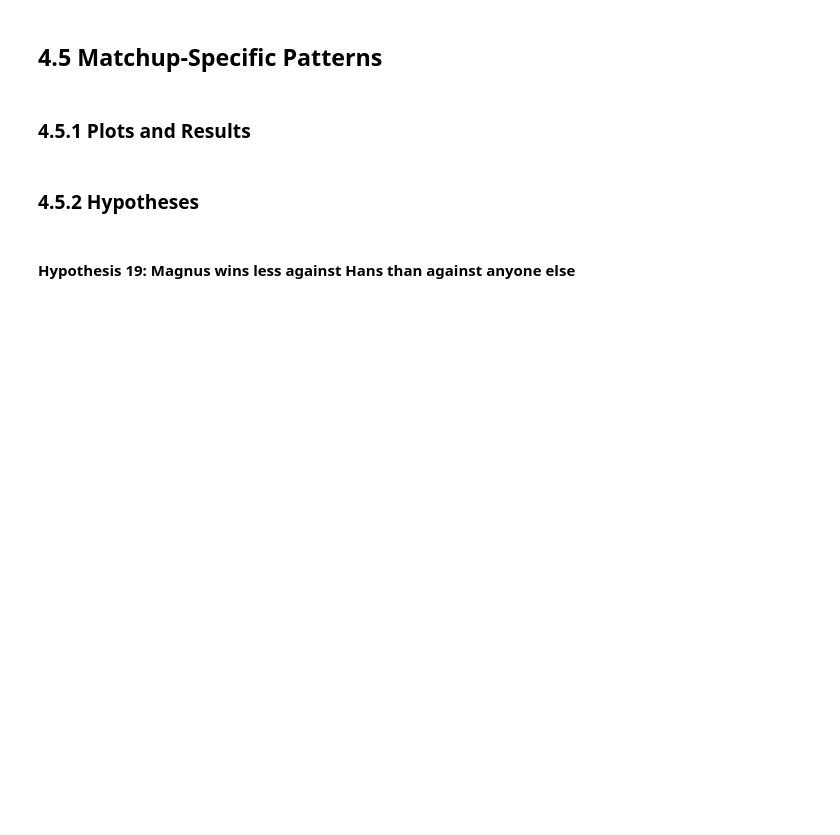
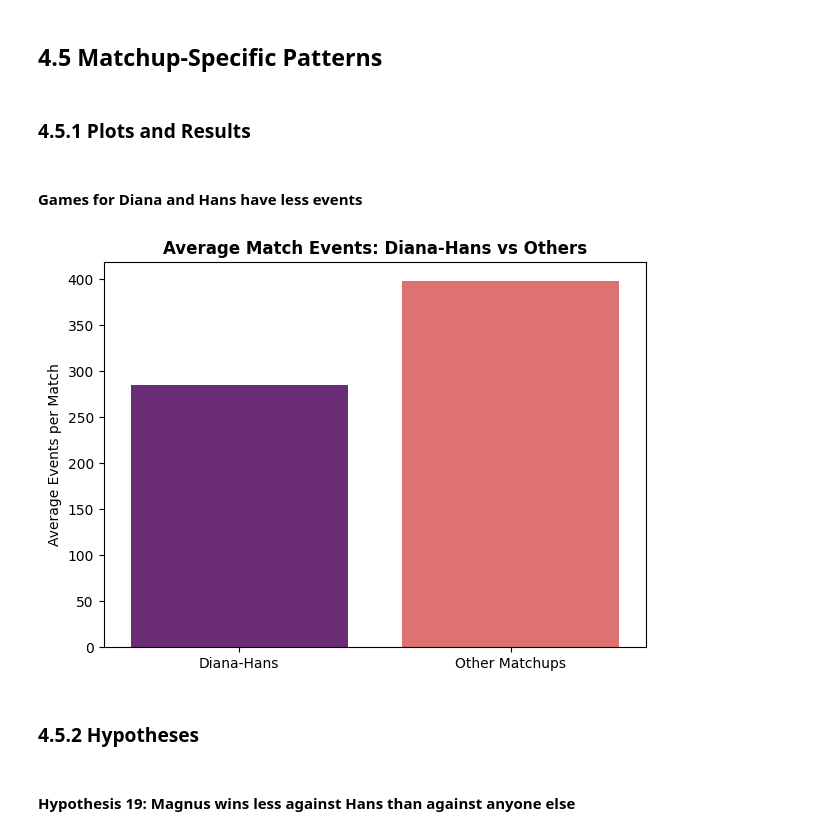
Before and after one commit to Rutvik-rn/Kicker-Strategy, a Jupyter notebook: results.ipynb, the cells around one changed output. Cells and saved outputs as stored; diff of their text form; code cells hidden in the pictures; blank space fills up the shorter version.

```diff
--- a/results.ipynb
+++ b/results.ipynb
@@ -676,6 +676,26 @@ Although the Pearson correlation coefficient (r = 0.567) suggests a moderate pos
 ## 4.5 Matchup-Specific Patterns
 # %% [markdown]
 ### 4.5.1 Plots and Results
+# %% [markdown]
+#### Games for Diana and Hans have less events
+# %%
+# Count events per game
+event_counts = timestamped_data.groupby(["game", "run_id"]).size().reset_index(name="event_count")
+
+# Filter for Diana-Hans vs Others
+diana_hans_games = event_counts[event_counts["game"].str.contains("Diana-Hans|Hans-Diana", case=False)]
+other_games = event_counts[~event_counts["game"].str.contains("Diana-Hans|Hans-Diana", case=False)]
+# Extract event counts per game for Diana–Hans matchups and all other matchups
+dh_counts = diana_hans_games["event_count"].values
+other_counts = other_games["event_count"].values
+# %%
+plt.figure(figsize=(7, 5))
+sns.barplot(x=["Diana-Hans", "Other Matchups"], y=[dh_counts.mean(), other_counts.mean()], hue=["Diana-Hans", "Other Matchups"], palette="magma")
+plt.title("Average Match Events: Diana-Hans vs Others", fontweight="bold")
+plt.ylabel("Average Events per Match")
+plt.show()
+# %% [output]
+[figure, added]
 # %% [markdown]
 ### 4.5.2 Hypotheses
 # %% [markdown]
```
Also changed, not shown: parts of 3 cells of this notebook.
